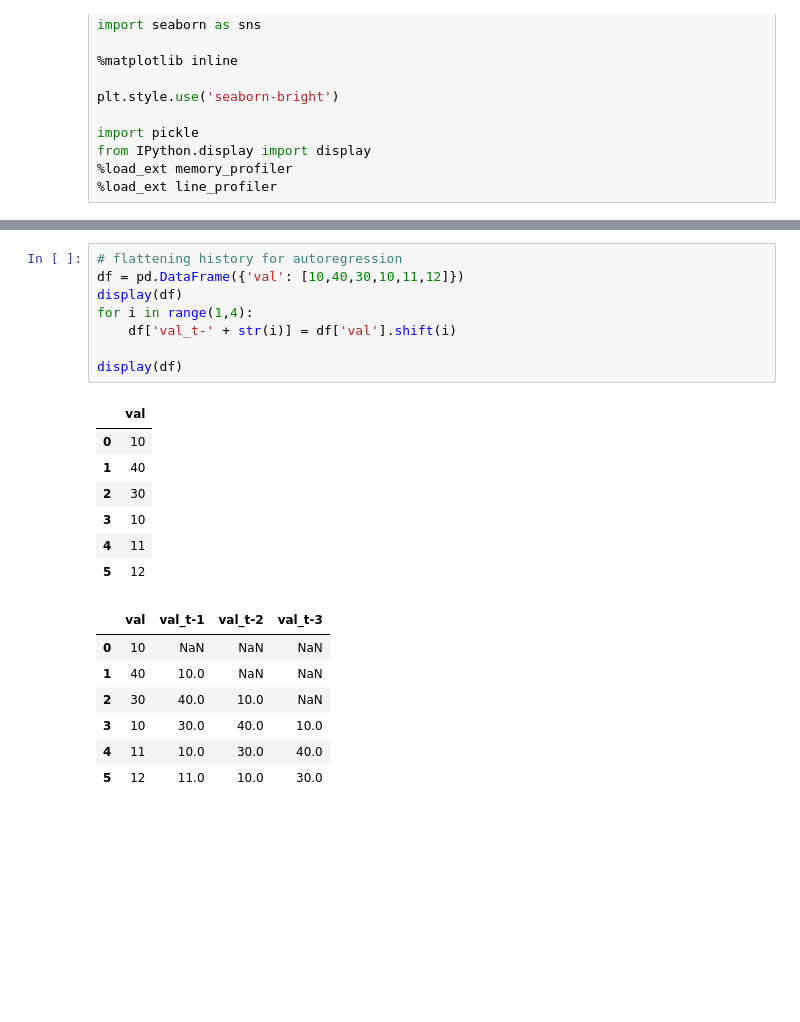
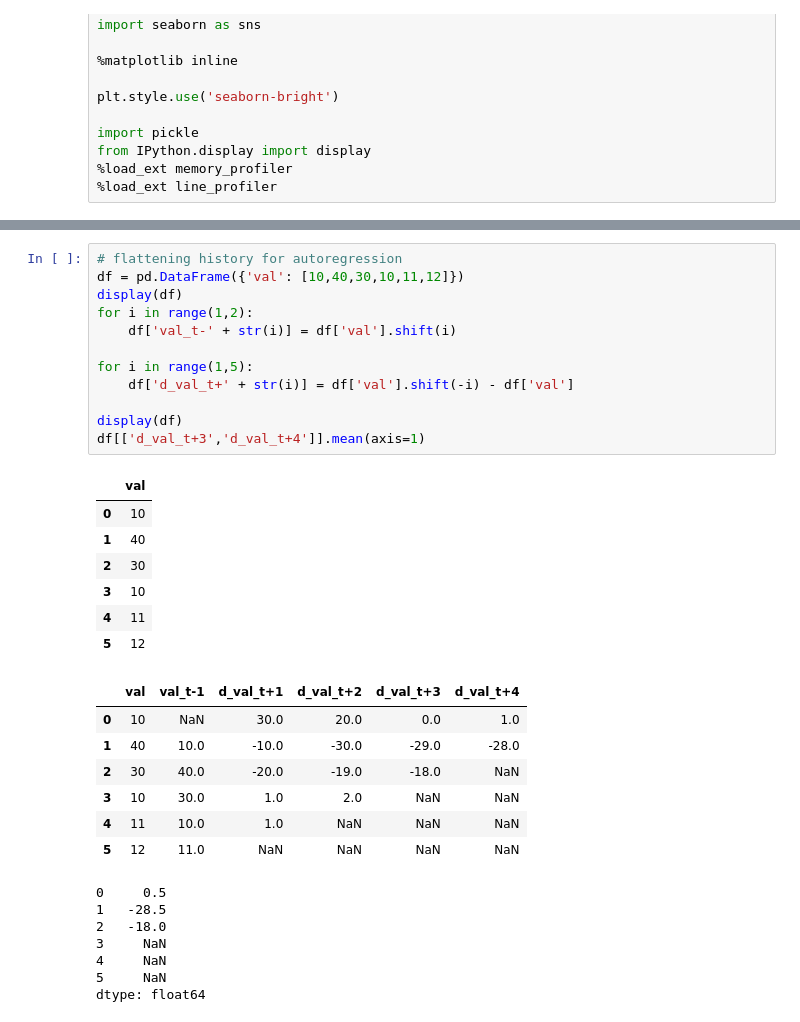
Before and after one commit to sidazhou/ipython_notes, a Jupyter notebook: testing.ipynb, the cells around one changed output, grey strips where cells are left out. Drawn from its saved outputs; the diff is of its cells as text; blank space fills up the shorter version.

```diff
--- a/testing.ipynb
+++ b/testing.ipynb
@@ -56,23 +57,34 @@ Freq: 1000L, Name: E, dtype: float64
 # %%
 # flattening history for autoregression
 df = pd.DataFrame({'val': [10,40,30,10,11,12]})
 display(df)
-for i in range(1,4):
+for i in range(1,2):
     df['val_t-' + str(i)] = df['val'].shift(i)
 
+for i in range(1,5):
+    df['d_val_t+' + str(i)] = df['val'].shift(-i) - df['val']
+
 display(df)
+df[['d_val_t+3','d_val_t+4']].mean(axis=1)
 # %% [output]
 |  | val |
 | 0 | 10 |
 | 1 | 40 |
 | 2 | 30 |
 | 3 | 10 |
 | 4 | 11 |
 | 5 | 12 |
-|  | val | val_t-1 | val_t-2 | val_t-3 |
-| 0 | 10 | NaN | NaN | NaN |
-| 1 | 40 | 10.0 | NaN | NaN |
-| 2 | 30 | 40.0 | 10.0 | NaN |
-| 3 | 10 | 30.0 | 40.0 | 10.0 |
-| 4 | 11 | 10.0 | 30.0 | 40.0 |
-| 5 | 12 | 11.0 | 10.0 | 30.0 |
+|  | val | val_t-1 | d_val_t+1 | d_val_t+2 | d_val_t+3 | d_val_t+4 |
+| 0 | 10 | NaN | 30.0 | 20.0 | 0.0 | 1.0 |
+| 1 | 40 | 10.0 | -10.0 | -30.0 | -29.0 | -28.0 |
+| 2 | 30 | 40.0 | -20.0 | -19.0 | -18.0 | NaN |
+| 3 | 10 | 30.0 | 1.0 | 2.0 | NaN | NaN |
+| 4 | 11 | 10.0 | 1.0 | NaN | NaN | NaN |
+| 5 | 12 | 11.0 | NaN | NaN | NaN | NaN |
+0     0.5
+1   -28.5
+2   -18.0
+3     NaN
+4     NaN
+5     NaN
+dtype: float64
```
Also changed, not shown: parts of 2 cells of this notebook, 1 other file.
